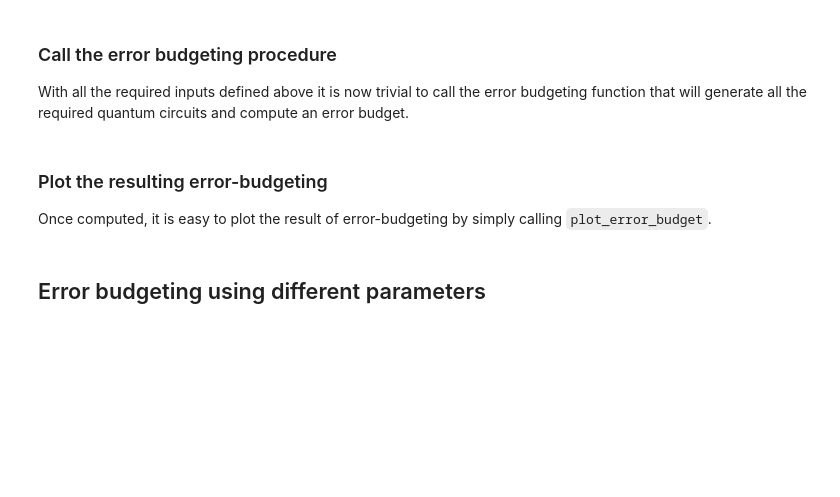
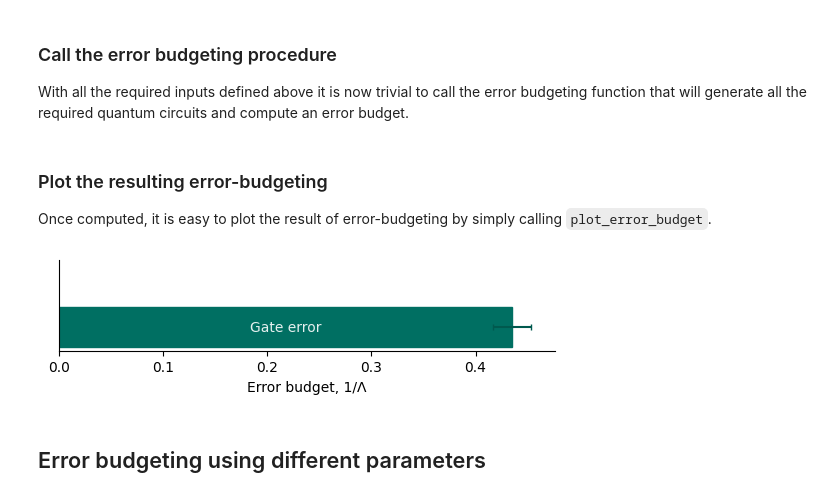
Before and after one commit to Deltakit/deltakit, a Jupyter notebook: docs/guide/error_budgeting.ipynb, the cells around one changed output. Drawn from its saved outputs; the diff is of its cells as text; code cells hidden in the pictures; blank space fills up the shorter version.

```diff
--- a/docs/guide/error_budgeting.ipynb
+++ b/docs/guide/error_budgeting.ipynb
@@ -250,9 +250,11 @@ Once computed, it is easy to plot the result of error-budgeting by simply callin
 # %%
 from deltakit.explorer.analysis.budget import plot_error_budget
 
 fig, ax = plot_error_budget(
-    contributions, SimpleNoiseModel.parameter_names, contribution_stddevs
+    contributions, SimpleNoiseModel.parameter_names, 3 * contribution_stddevs
 )
+# %% [output]
+[figure, added]
 # %% [markdown]
 ## Error budgeting using different parameters
 # %% [markdown]
```
Also changed, not shown: parts of 3 cells of this notebook.
